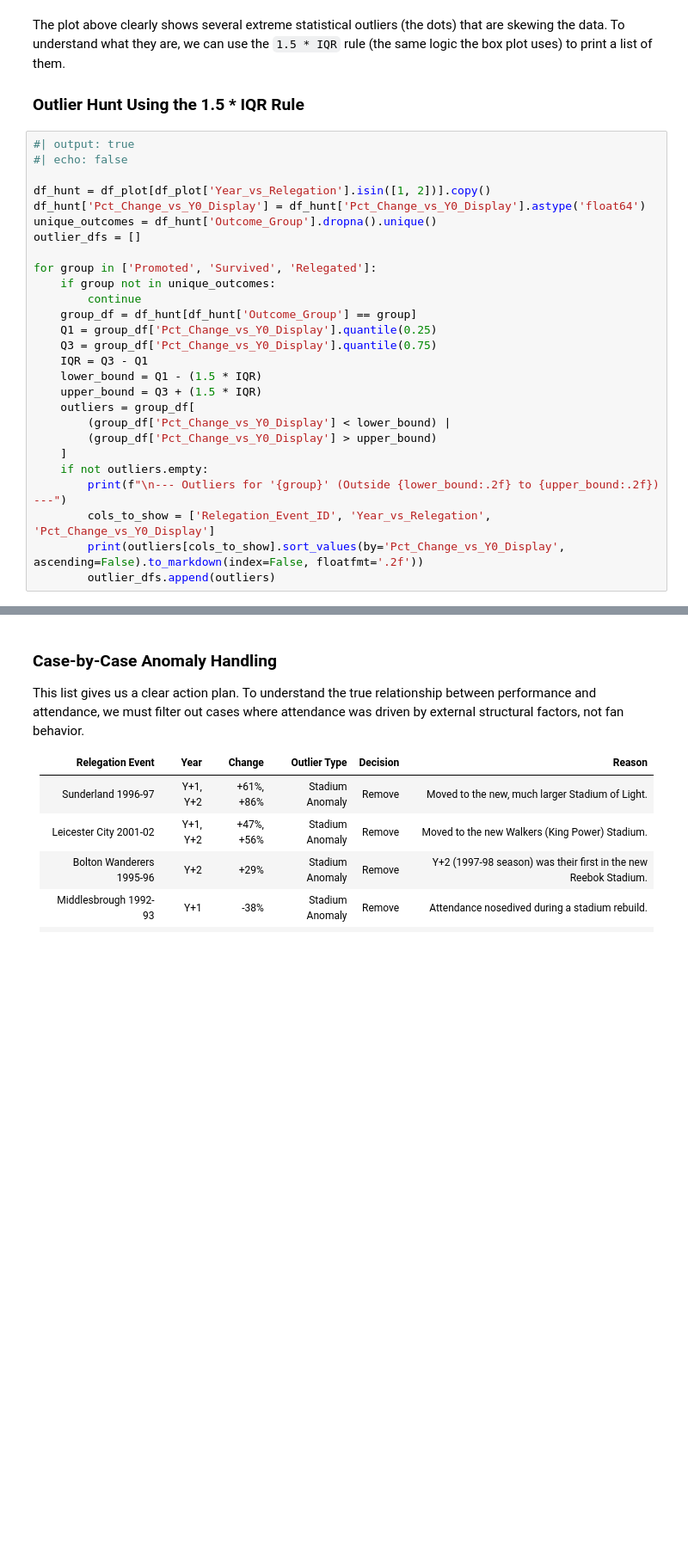
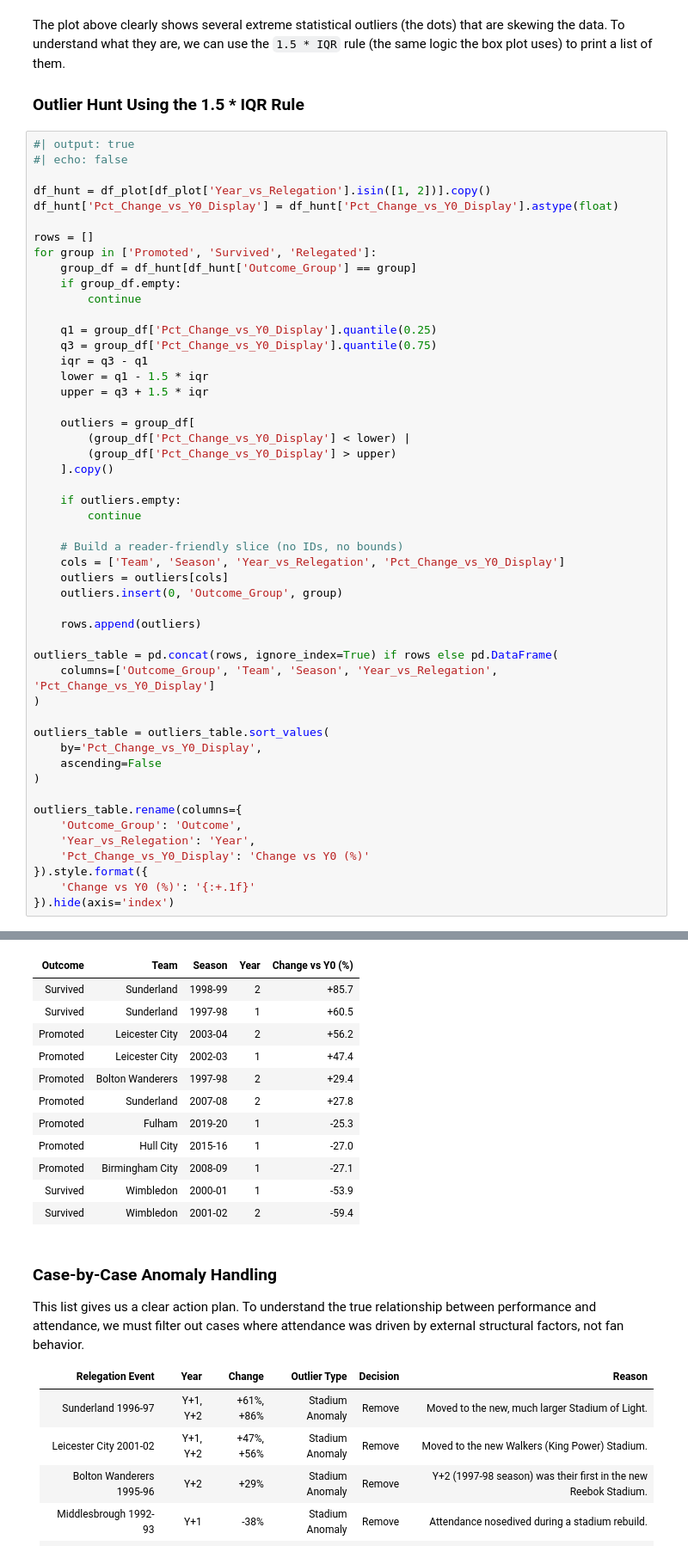
Before and after one commit to diggydigsdata/diggydigsdata.github.io, a Jupyter notebook: posts/post-relegation-attendance/index.ipynb, the cells around one changed output, grey strips where cells are left out. Shown at 86% size. Saved outputs shown, nothing was run; the diff lists cells and outputs as text; blank space fills up the shorter version.

```diff
--- a/posts/post-relegation-attendance/index.ipynb
+++ b/posts/post-relegation-attendance/index.ipynb
@@ -694,26 +325,49 @@ The plot above clearly shows several extreme statistical outliers (the dots) tha
 #| echo: false
 
 df_hunt = df_plot[df_plot['Year_vs_Relegation'].isin([1, 2])].copy()
-df_hunt['Pct_Change_vs_Y0_Display'] = df_hunt['Pct_Change_vs_Y0_Display'].astype('float64')
-unique_outcomes = df_hunt['Outcome_Group'].dropna().unique()
-outlier_dfs = []
+df_hunt['Pct_Change_vs_Y0_Display'] = df_hunt['Pct_Change_vs_Y0_Display'].astype(float)
 
+rows = []
 for group in ['Promoted', 'Survived', 'Relegated']:
-    if group not in unique_outcomes:
+    group_df = df_hunt[df_hunt['Outcome_Group'] == group]
+    if group_df.empty:
         continue
-    group_df = df_hunt[df_hunt['Outcome_Group'] == group]
-    Q1 = group_df['Pct_Change_vs_Y0_Display'].quantile(0.25)
-    Q3 = group_df['Pct_Change_vs_Y0_Display'].quantile(0.75)
-    IQR = Q3 - Q1
-    lower_bound = Q1 - (1.5 * IQR)
-    upper_bound = Q3 + (1.5 * IQR)
+
+    q1 = group_df['Pct_Change_vs_Y0_Display'].quantile(0.25)
+    q3 = group_df['Pct_Change_vs_Y0_Display'].quantile(0.75)
+    iqr = q3 - q1
+    lower = q1 - 1.5 * iqr
+    upper = q3 + 1.5 * iqr
+
     outliers = group_df[
-        (group_df['Pct_Change_vs_Y0_Display'] < lower_bound) |
-        (group_df['Pct_Change_vs_Y0_Display'] > upper_bound)
-    ]
-    if not outliers.empty:
-        print(f"\n--- Outliers for '{group}' (Outside {lower_bound:.2f} to {upper_bound:.2f}) ---")
-        cols_to_show = ['Relegation_Event_ID', 'Year_vs_Relegation', 'Pct_Change_vs_Y0_Display']
-        print(outliers[cols_to_show].sort_values(by='Pct_Change_vs_Y0_Display', ascending=False).to_markdown(index=False, floatfmt='.2f'))
-        outlier_dfs.append(outliers)
+        (group_df['Pct_Change_vs_Y0_Display'] < lower) |
+        (group_df['Pct_Change_vs_Y0_Display'] > upper)
+    ].copy()
+
+    if outliers.empty:
+        continue
+
+    # Build a reader-friendly slice (no IDs, no bounds)
+    cols = ['Team', 'Season', 'Year_vs_Relegation', 'Pct_Change_vs_Y0_Display']
+    outliers = outliers[cols]
+    outliers.insert(0, 'Outcome_Group', group)
+
+    rows.append(outliers)
+
+outliers_table = pd.concat(rows, ignore_index=True) if rows else pd.DataFrame(
+    columns=['Outcome_Group', 'Team', 'Season', 'Year_vs_Relegation', 'Pct_Change_vs_Y0_Display']
+)
+
+outliers_table = outliers_table.sort_values(
+    by='Pct_Change_vs_Y0_Display',
+    ascending=False
+)
+
+outliers_table.rename(columns={
+    'Outcome_Group': 'Outcome',
+    'Year_vs_Relegation': 'Year',
+    'Pct_Change_vs_Y0_Display': 'Change vs Y0 (%)'
+}).style.format({
+    'Change vs Y0 (%)': '{:+.1f}'
+}).hide(axis='index')
 # %% [output]
@@ -738,3 +374,15 @@ for group in ['Promoted', 'Survived', 'Relegated']:
+| Outcome | Team | Season | Year | Change vs Y0 (%) |
+| Survived | Sunderland | 1998-99 | 2 | +85.7 |
+| Survived | Sunderland | 1997-98 | 1 | +60.5 |
+| Promoted | Leicester City | 2003-04 | 2 | +56.2 |
+| Promoted | Leicester City | 2002-03 | 1 | +47.4 |
+| Promoted | Bolton Wanderers | 1997-98 | 2 | +29.4 |
+| Promoted | Sunderland | 2007-08 | 2 | +27.8 |
+| Promoted | Fulham | 2019-20 | 1 | -25.3 |
+| Promoted | Hull City | 2015-16 | 1 | -27.0 |
+| Promoted | Birmingham City | 2008-09 | 1 | -27.1 |
+| Survived | Wimbledon | 2000-01 | 1 | -53.9 |
+| Survived | Wimbledon | 2001-02 | 2 | -59.4 |
 # %% [markdown]
 ### Case-by-Case Anomaly Handling
 
```
Also changed, not shown: parts of 8 cells of this notebook, 28 other files.
